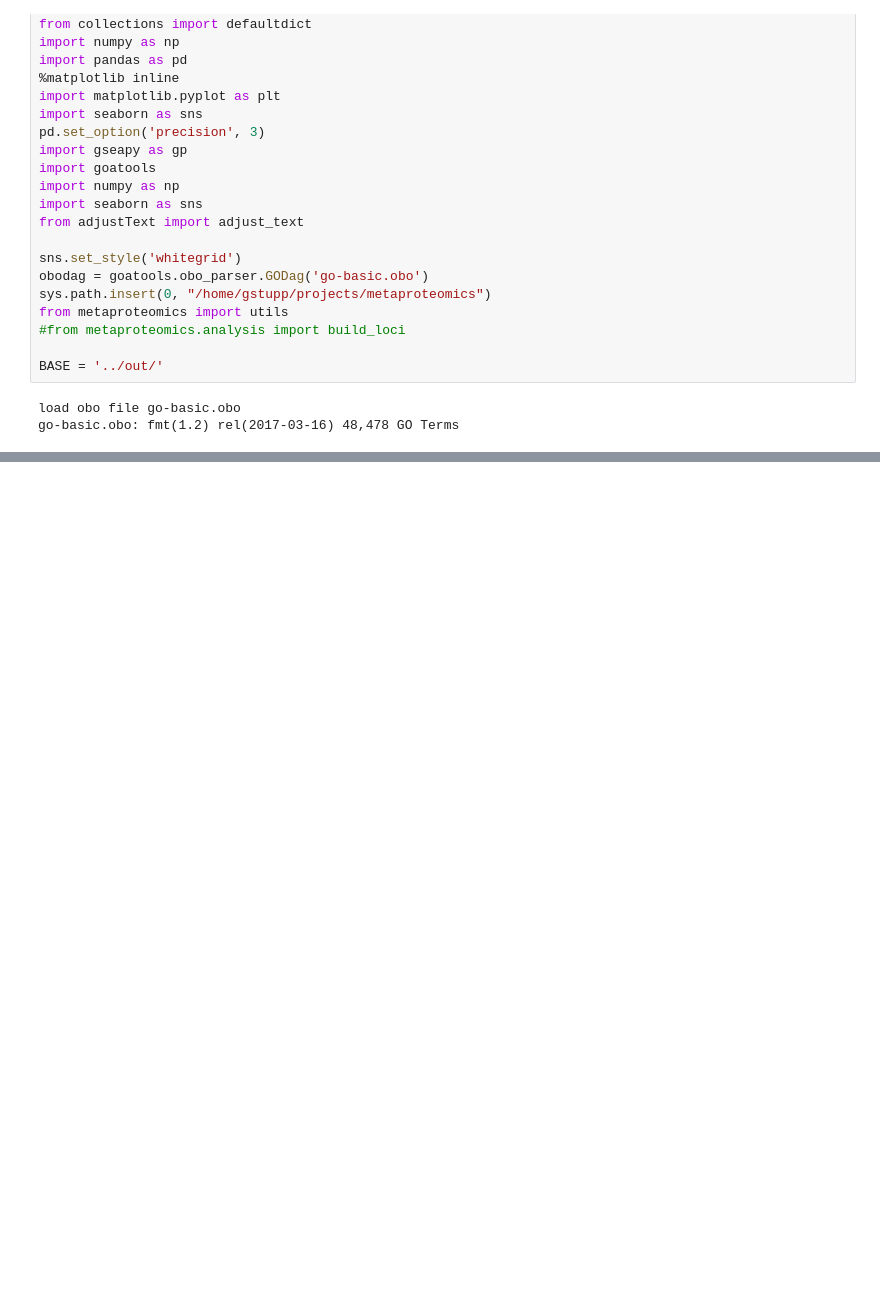
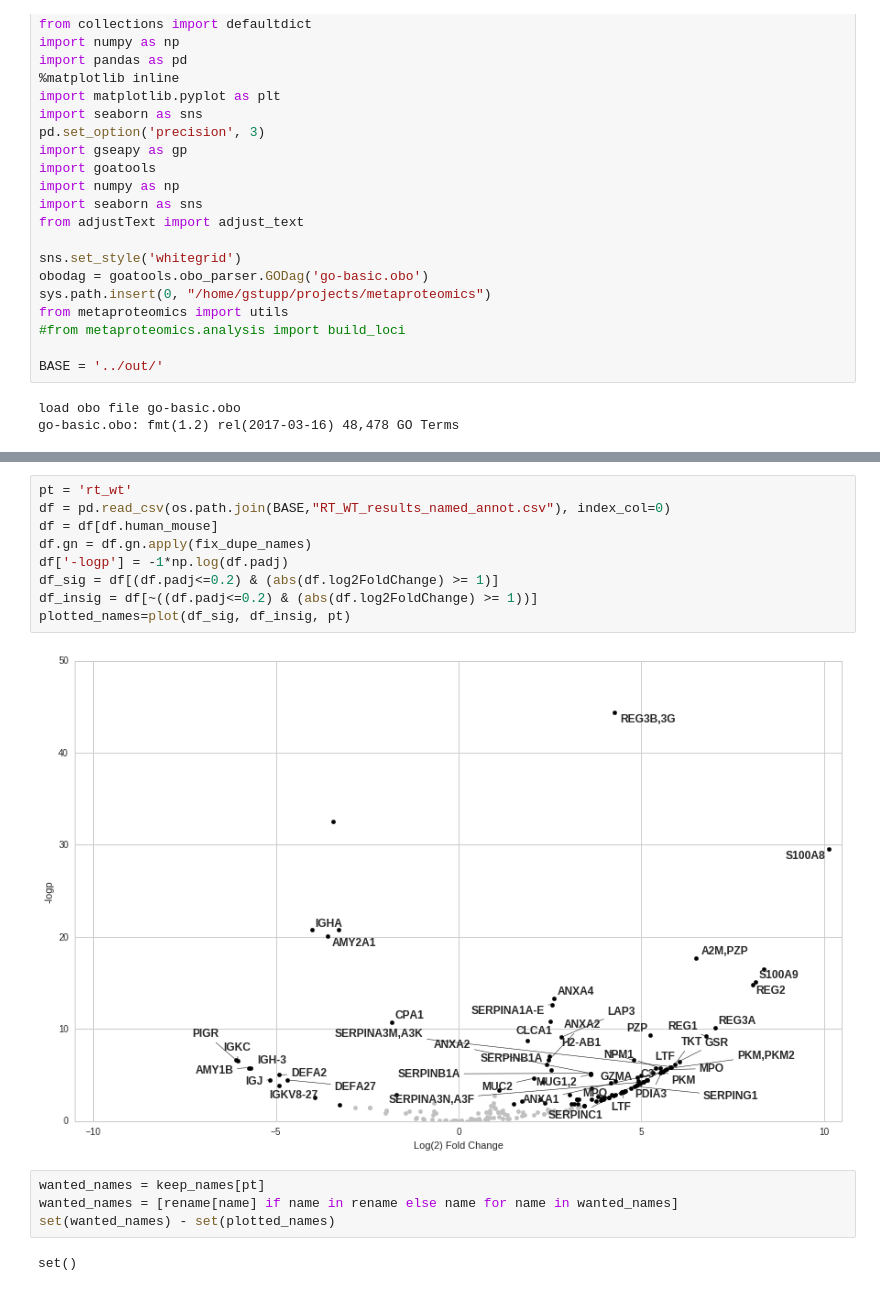
Before and after one commit to fagan2888/CM7_CM1E2d56col_unenr123_rawextract_2017, a Jupyter notebook: scripts/mouse volcano.ipynb, the cells around one changed output, grey strips where cells are left out. Drawn from its saved outputs; the diff is of its cells as text; blank space fills up the shorter version.

```diff
--- a/scripts/mouse volcano.ipynb
+++ b/scripts/mouse volcano.ipynb
@@ -92,0 +141,17 @@ df_sig[df_sig.gn.str.count("pigr")>=1]
+# %%
+pt = 'rt_wt'
+df = pd.read_csv(os.path.join(BASE,"RT_WT_results_named_annot.csv"), index_col=0)
+df = df[df.human_mouse]
+df.gn = df.gn.apply(fix_dupe_names)
+df['-logp'] = -1*np.log(df.padj)
+df_sig = df[(df.padj<=0.2) & (abs(df.log2FoldChange) >= 1)]
+df_insig = df[~((df.padj<=0.2) & (abs(df.log2FoldChange) >= 1))]
+plotted_names=plot(df_sig, df_insig, pt)
+# %% [output]
+[figure, added]
+# %%
+wanted_names = keep_names[pt]
+wanted_names = [rename[name] if name in rename else name for name in wanted_names]
+set(wanted_names) - set(plotted_names)
+# %% [output]
+set()
```
Also changed, not shown: parts of 17 cells of this notebook.
